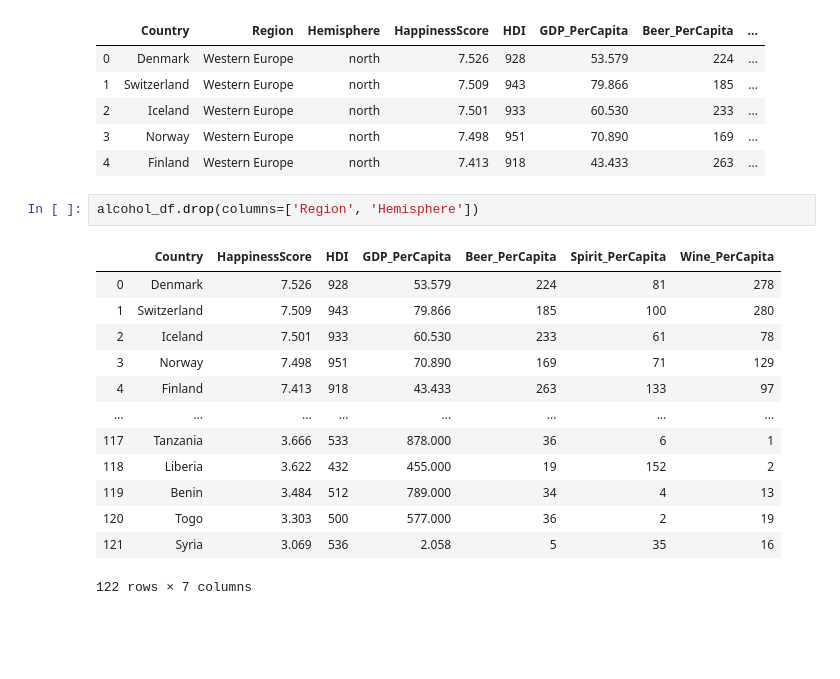
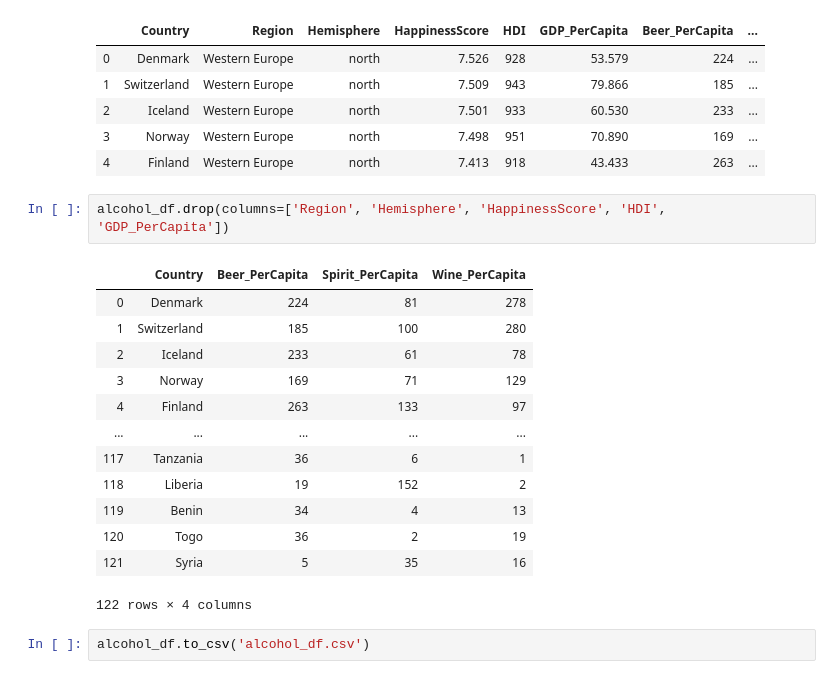
Before and after one commit to ngafron/Project-2, a Jupyter notebook: Happinessmunging.ipynb, the cells around one changed output. Drawn from its saved outputs; the diff is of its cells as text; blank space fills up the shorter version.

```diff
--- a/Happinessmunging.ipynb
+++ b/Happinessmunging.ipynb
@@ -61,18 +269,20 @@ alcohol_df.head()
 | 3 | Norway | Western Europe | north | 7.498 | 951 | 70.890 | 169 | ... |
 | 4 | Finland | Western Europe | north | 7.413 | 918 | 43.433 | 263 | ... |
 # %%
-alcohol_df.drop(columns=['Region', 'Hemisphere'])
+alcohol_df.drop(columns=['Region', 'Hemisphere', 'HappinessScore', 'HDI', 'GDP_PerCapita'])
 # %% [output]
-|  | Country | HappinessScore | HDI | GDP_PerCapita | Beer_PerCapita | Spirit_PerCapita | Wine_PerCapita |
-| 0 | Denmark | 7.526 | 928 | 53.579 | 224 | 81 | 278 |
-| 1 | Switzerland | 7.509 | 943 | 79.866 | 185 | 100 | 280 |
-| 2 | Iceland | 7.501 | 933 | 60.530 | 233 | 61 | 78 |
-| 3 | Norway | 7.498 | 951 | 70.890 | 169 | 71 | 129 |
-| 4 | Finland | 7.413 | 918 | 43.433 | 263 | 133 | 97 |
-| ... | ... | ... | ... | ... | ... | ... | ... |
-| 117 | Tanzania | 3.666 | 533 | 878.000 | 36 | 6 | 1 |
-| 118 | Liberia | 3.622 | 432 | 455.000 | 19 | 152 | 2 |
-| 119 | Benin | 3.484 | 512 | 789.000 | 34 | 4 | 13 |
-| 120 | Togo | 3.303 | 500 | 577.000 | 36 | 2 | 19 |
-| 121 | Syria | 3.069 | 536 | 2.058 | 5 | 35 | 16 |
+|  | Country | Beer_PerCapita | Spirit_PerCapita | Wine_PerCapita |
+| 0 | Denmark | 224 | 81 | 278 |
+| 1 | Switzerland | 185 | 100 | 280 |
+| 2 | Iceland | 233 | 61 | 78 |
+| 3 | Norway | 169 | 71 | 129 |
+| 4 | Finland | 263 | 133 | 97 |
+| ... | ... | ... | ... | ... |
+| 117 | Tanzania | 36 | 6 | 1 |
+| 118 | Liberia | 19 | 152 | 2 |
+| 119 | Benin | 34 | 4 | 13 |
+| 120 | Togo | 36 | 2 | 19 |
+| 121 | Syria | 5 | 35 | 16 |
-122 rows × 7 columns
+122 rows × 4 columns
+# %%
+alcohol_df.to_csv('alcohol_df.csv')
```
Also changed, not shown: parts of 23 cells of this notebook, 7 other files.
